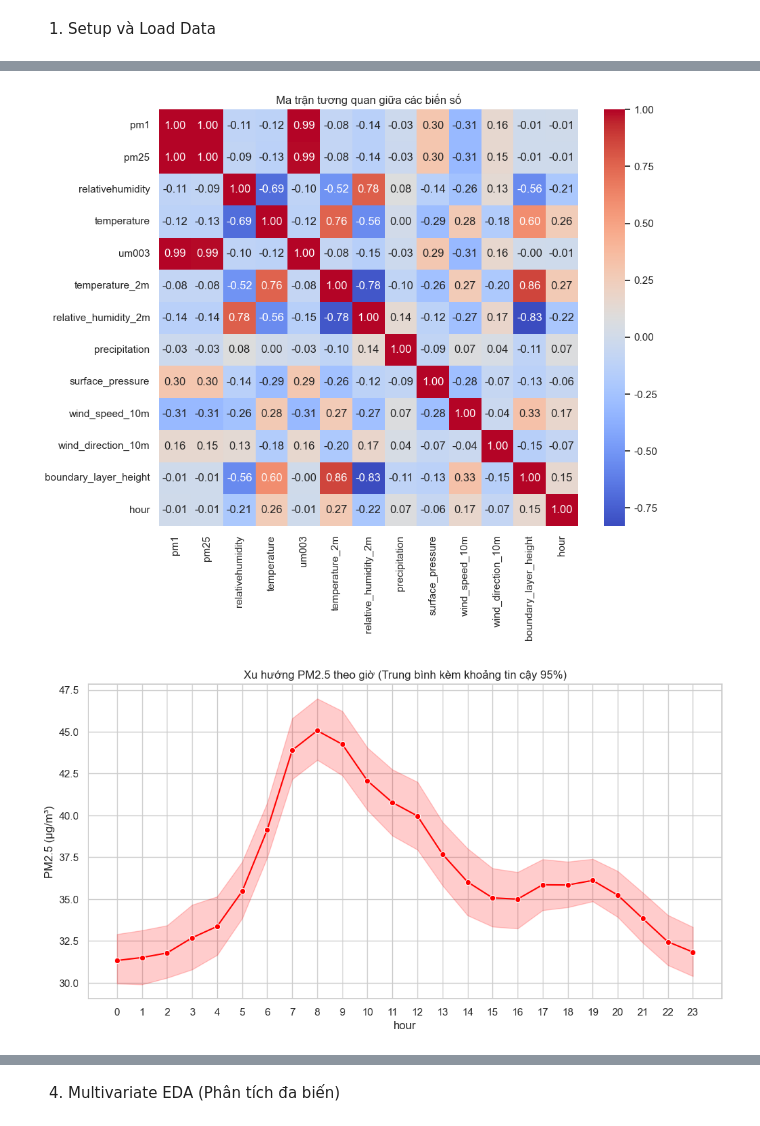
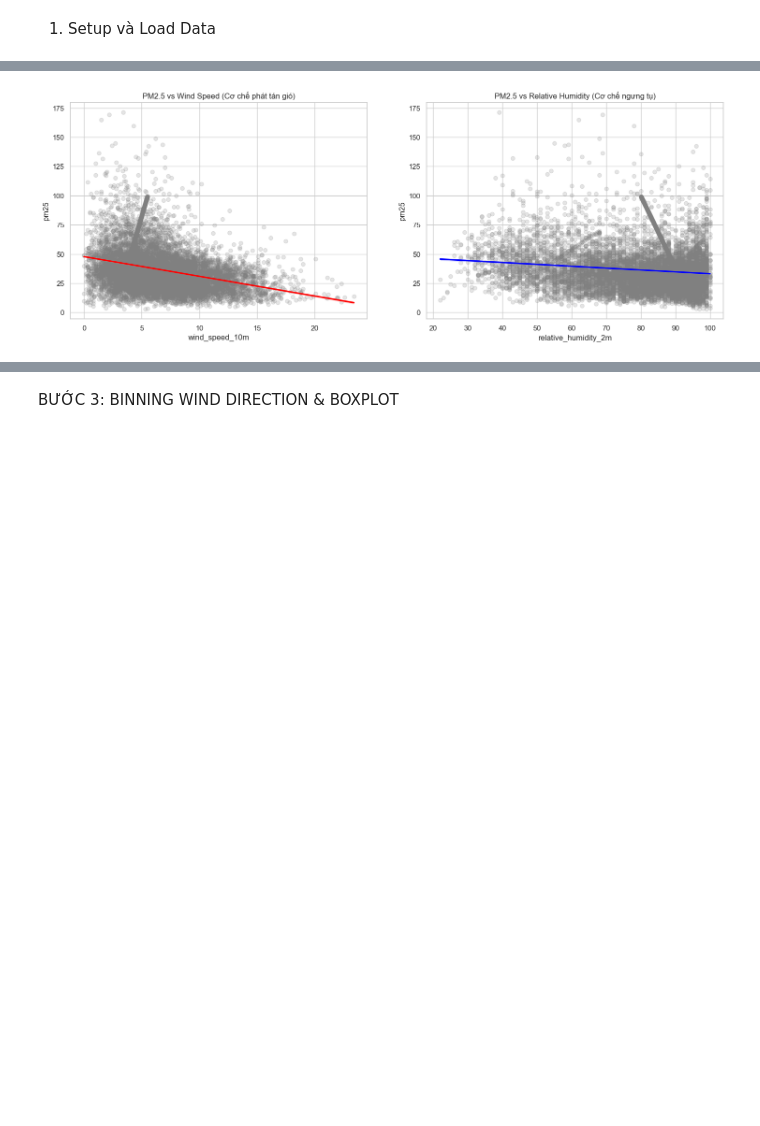
Before and after one commit to QuangDung2511/IS403_HCMC_Air_Quality, a Jupyter notebook: notebooks/2_exploratory_data_analysis.ipynb, the cells around one changed output, grey strips where cells are left out. Cells and saved outputs as stored; diff of their text form; code cells hidden in the pictures; blank space fills up the shorter version.

```diff
--- a/notebooks/2_exploratory_data_analysis.ipynb
+++ b/notebooks/2_exploratory_data_analysis.ipynb
@@ -84,28 +45,15 @@ p-value: 0.000
 # %%
-# 3.1. Numerical-Numerical Correlation (Heatmap)
-plt.figure(figsize=(10, 8))
-numeric_cols = df.select_dtypes(include=[np.number]).columns
-sns.heatmap(df[numeric_cols].corr(), annot=True, cmap='coolwarm', fmt='.2f')
-plt.title('Ma trận tương quan giữa các biến số')
+fig, (ax1, ax2) = plt.subplots(1, 2, figsize=(18, 6))
+
+# PM2.5 vs Wind Speed
+sns.regplot(data=df, x='wind_speed_10m', y='pm25', ax=ax1,
+            scatter_kws={'alpha':0.2, 'color':'gray'}, line_kws={'color':'red'})
+ax1.set_title('PM2.5 vs Wind Speed (Cơ chế phát tán gió)')
+
+# PM2.5 vs Humidity
+sns.regplot(data=df, x='relative_humidity_2m', y='pm25', ax=ax2,
+            scatter_kws={'alpha':0.2, 'color':'gray'}, line_kws={'color':'blue'})
+ax2.set_title('PM2.5 vs Relative Humidity (Cơ chế ngưng tụ)')
 plt.show()
-
-# 3.2. Categorical-Numerical (PM2.5 theo Giờ trong ngày)
-df['hour'] = df.index.hour
-plt.figure(figsize=(12, 6))
-sns.lineplot(data=df, x='hour', y='pm25', marker='o', color='red', errorbar=('ci', 95))
-plt.title('Xu hướng PM2.5 theo giờ (Trung bình kèm khoảng tin cậy 95%)')
-plt.xticks(range(24))
-plt.ylabel('PM2.5 (µg/m³)')
-plt.show()
-
-# 3.3. Tự tương quan thời gian (ACF/PACF)
-fig, (ax1, ax2) = plt.subplots(1, 2, figsize=(16, 5))
-
-df_resampled = df['pm25'].resample('h').mean().ffill()
-plot_acf(df_resampled, lags=48, ax=ax1)
-plot_pacf(df_resampled, lags=48, ax=ax2)
-plt.suptitle('Phân tích tự tương quan PM2.5 (Lag 48 giờ)')
-plt.show()
 # %% [output]
-[figure, old version]
+[figure, new version]
-[figure, removed]
@@ -113,3 +60,3 @@ plt.show()
 # %% [markdown]
-4. Multivariate EDA (Phân tích đa biến)
+BƯỚC 3: BINNING WIND DIRECTION & BOXPLOT
 # %%
```
Also changed, not shown: parts of 12 cells of this notebook.
